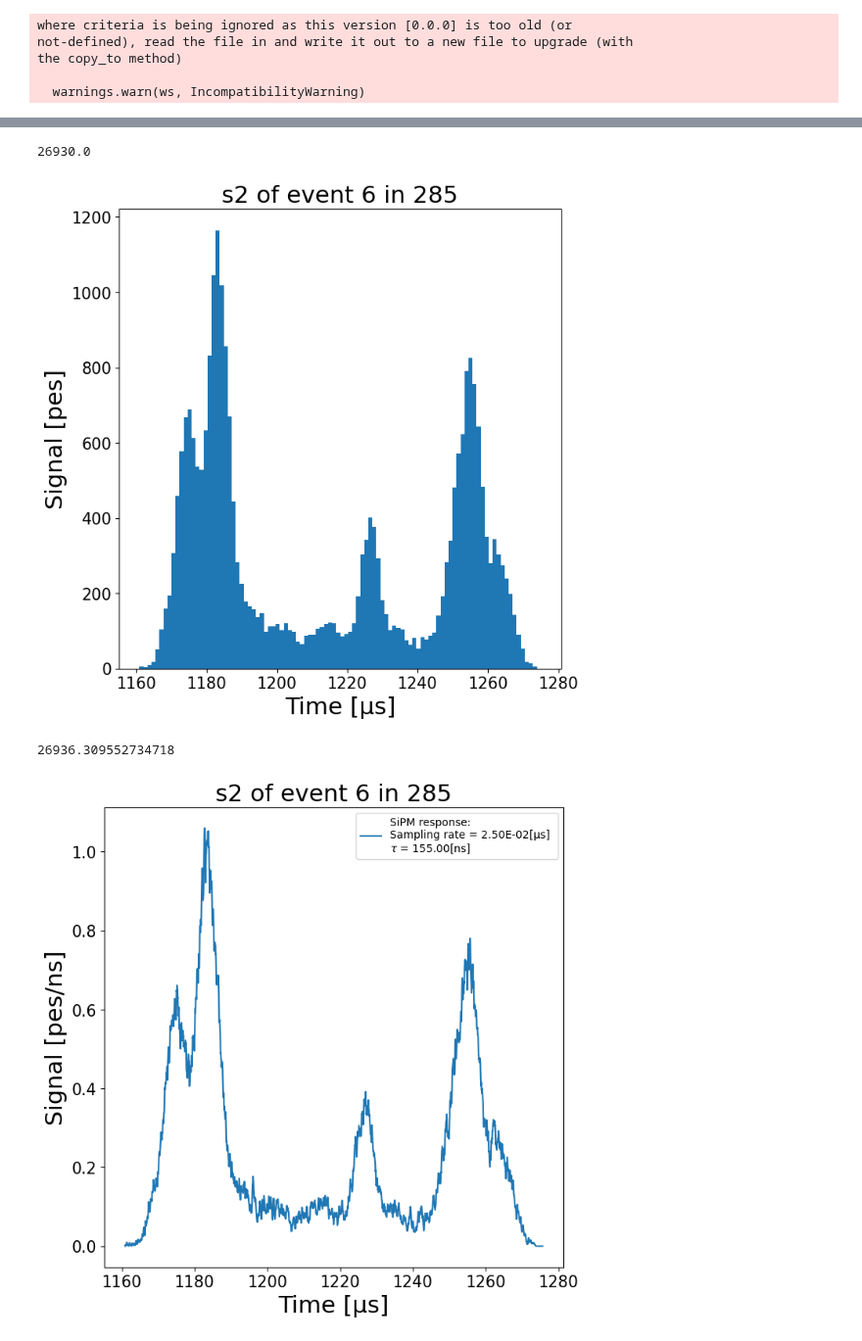
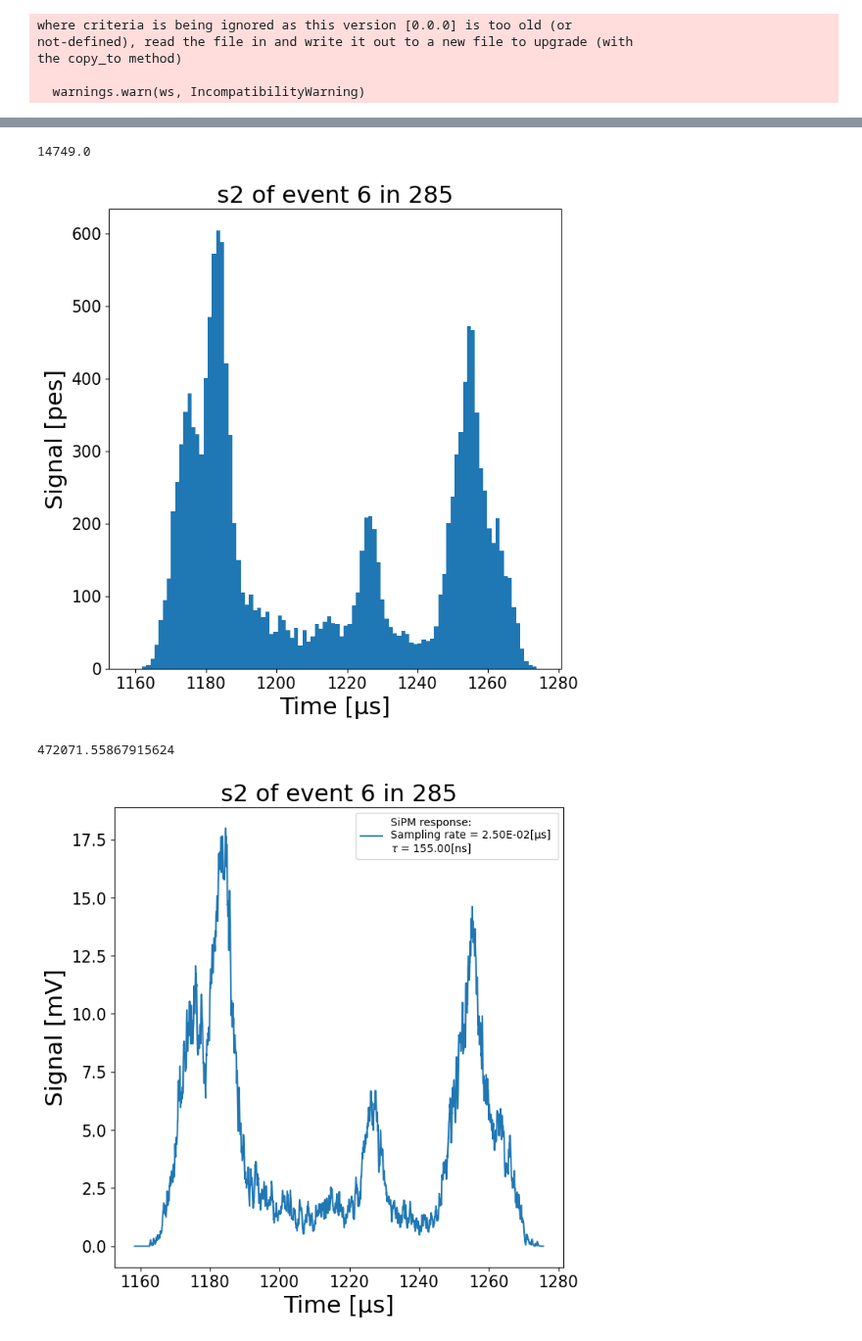
Before and after one commit to mariandbt/python, a Jupyter notebook: notebooks/20240521_TOYNOTEBOOK.ipynb, the cells around one changed output, grey strips where cells are left out. Shown at 98% size. Saved outputs shown, nothing was run; the diff lists cells and outputs as text; code cells hidden in the pictures.

```diff
--- a/notebooks/20240521_TOYNOTEBOOK.ipynb
+++ b/notebooks/20240521_TOYNOTEBOOK.ipynb
@@ -306,7 +306,7 @@ from s2_simulation import unit
 event, sensor = 6, 285
 # %%
 # Create TPC
-TPC     = s2sim.FiberBarrelTPC()
+TPC     = s2sim.HPGXeTPC()
 TPC.SetDefaults(sns_path)
 # %% [output]
 Default parameters set succesfully :) TPC ready to use
@@ -336,13 +336,13 @@ t, waveform, ax = s2_signal.PrintWaveform(sensor, shaped_and_sampled = False)
 # ax.legend();
 waveform.sum()
 # %% [output]
-26930.0
+14749.0
-[figure, old version]
+[figure, new version]
 # %%
-t, waveform, ax = s2_signal.PrintWaveform(sensor, units_in_mV = False)
+t, waveform, ax = s2_signal.PrintWaveform(sensor, units = 'mV')
 ax.legend()
 np.trapz(y = waveform, x = t.to(unit.ns).magnitude)
 # %% [output]
-26936.309552734718
+472071.55867915624
-[figure, old version]
+[figure, new version]
 # %%
```
Also changed, not shown: parts of 16 cells of this notebook, 1 other file.
